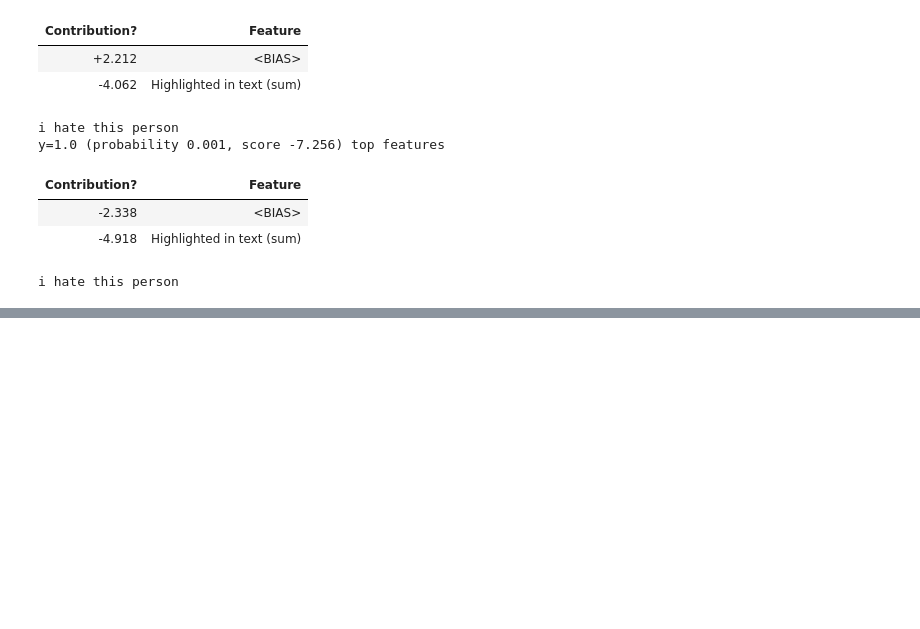
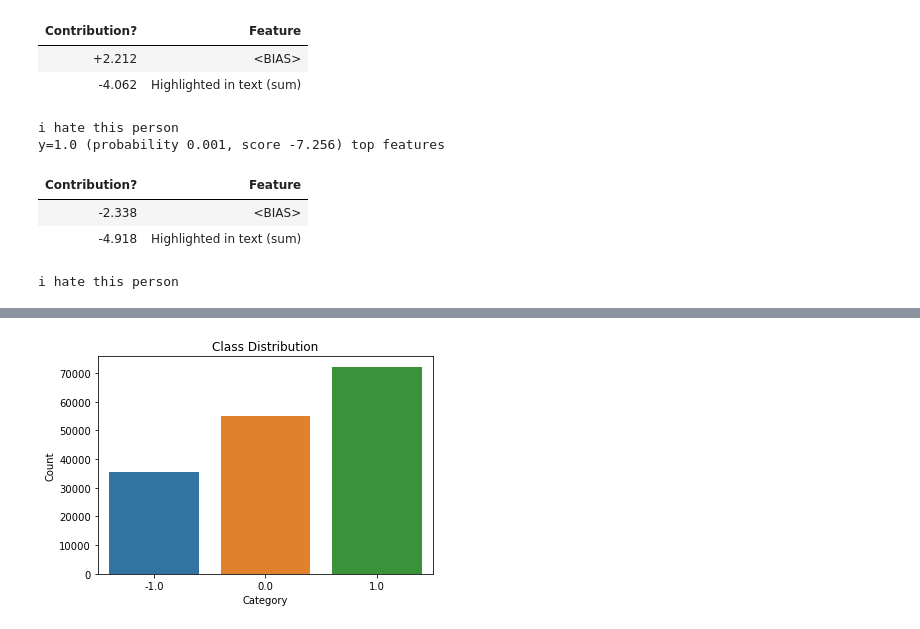
Before and after one commit to Godfrey-249/Phase-4-Group-2--NLP-Project, a Jupyter notebook: Index.ipynb, the cells around one changed output, grey strips where cells are left out. Saved outputs shown, nothing was run; the diff lists cells and outputs as text; code cells hidden in the pictures; blank space fills up the shorter version.

```diff
--- a/Index.ipynb
+++ b/Index.ipynb
@@ -433,0 +573,9 @@ exp.show_in_notebook()
+# %%
+# Countplot of categories
+sns.countplot(x='category', data=data)
+plt.title("Class Distribution")
+plt.xlabel("Category")
+plt.ylabel("Count")
+plt.show()
+# %% [output]
+[figure, added]
```
Also changed, not shown: parts of 20 cells of this notebook, 1 other file.
